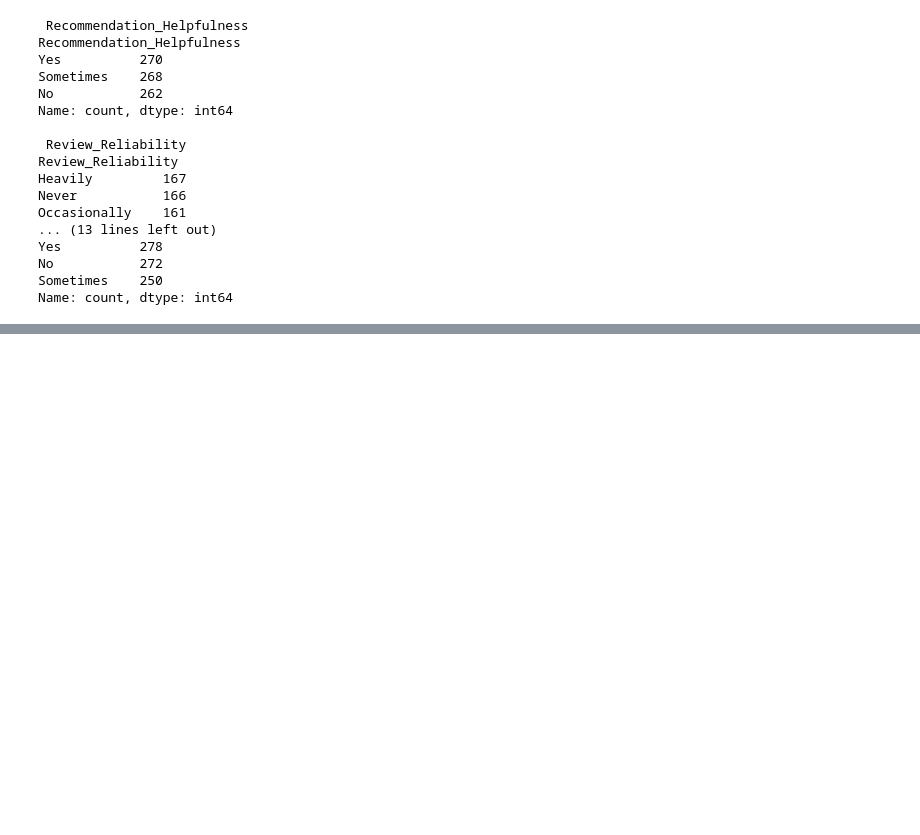
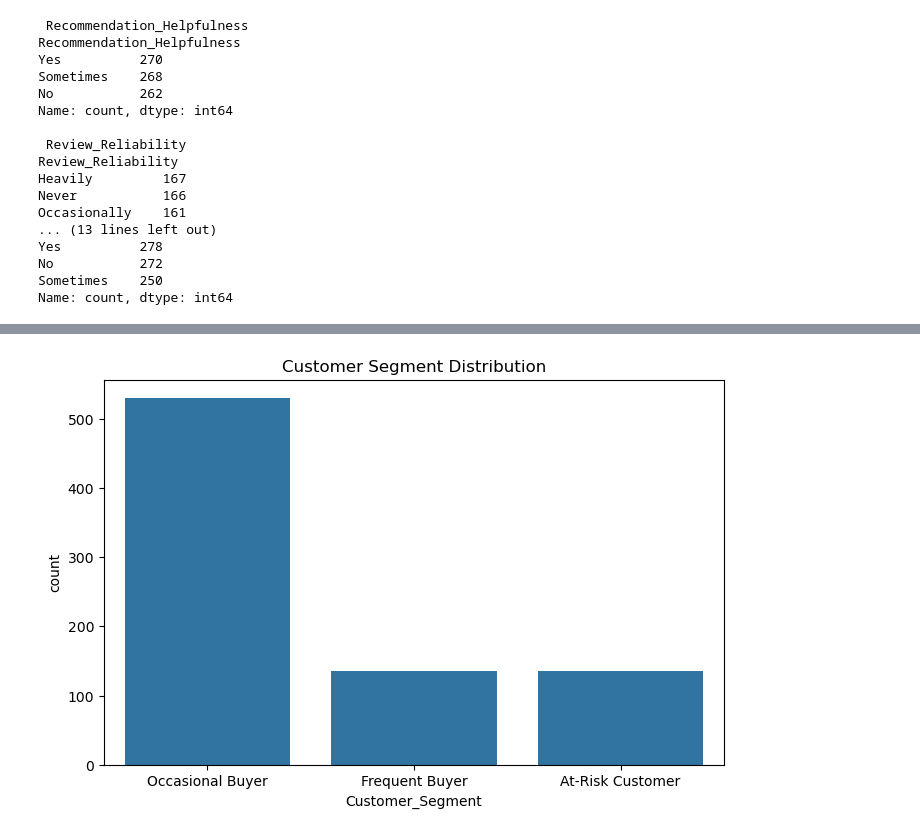
Before and after one commit to hchikhlonde14/Market-Basket-Analysis-for-Amazon, a Jupyter notebook: notebooks/MarketAnalysis.ipynb, the cells around one changed output, grey strips where cells are left out. Saved outputs shown, nothing was run; the diff lists cells and outputs as text; code cells hidden in the pictures; blank space fills up the shorter version.

```diff
--- a/notebooks/MarketAnalysis.ipynb
+++ b/notebooks/MarketAnalysis.ipynb
@@ -853,0 +979,13 @@ Name: count, dtype: int64
+# %%
+plt.figure(figsize=(8,5))
+
+sns.countplot(
+    x="Customer_Segment",
+    data=df
+)
+
+plt.title("Customer Segment Distribution")
+
+plt.show()
+# %% [output]
+[figure, added]
```
Also changed, not shown: parts of 19 cells of this notebook.
